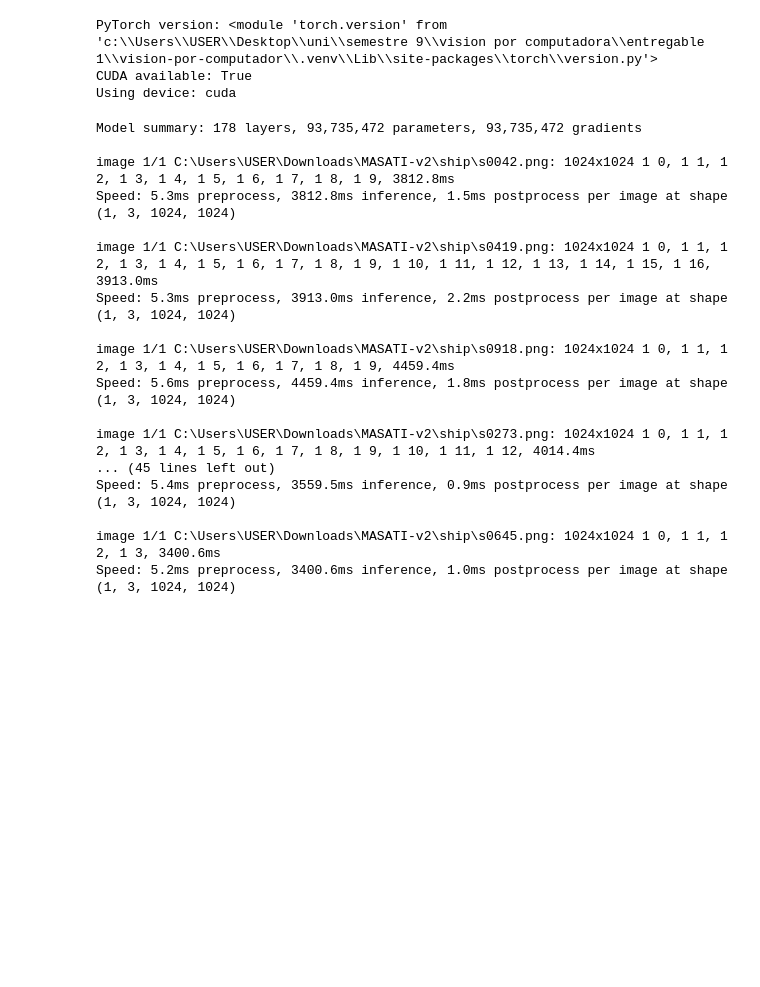
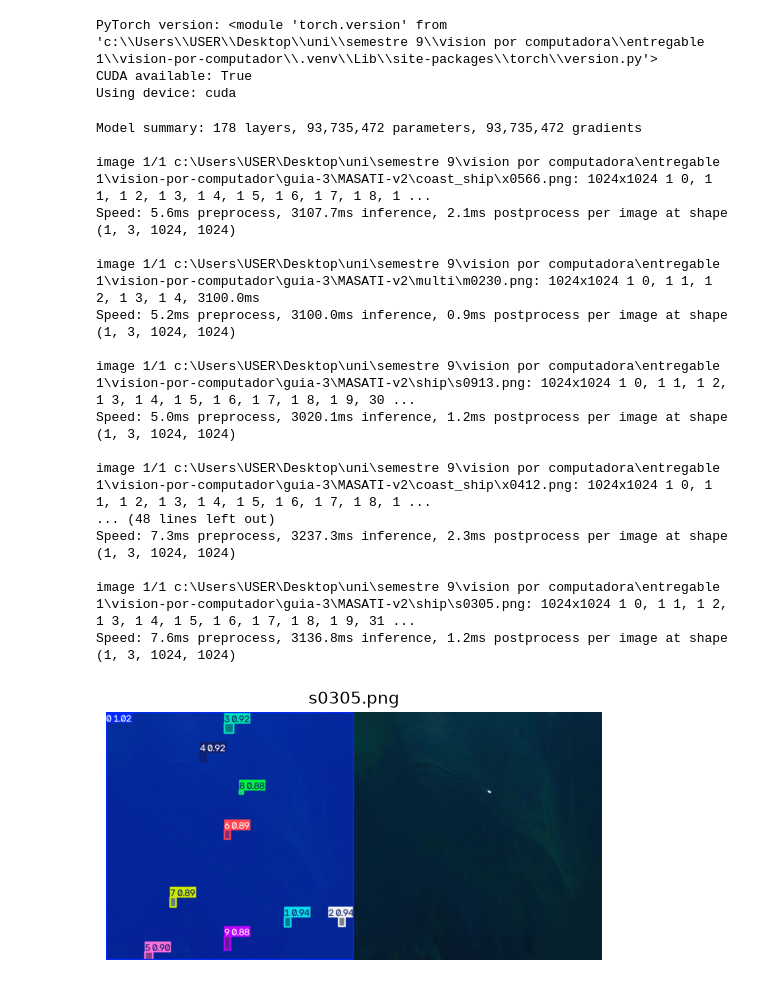
Before and after one commit to Andres2204/vision-por-computador, a Jupyter notebook: guia-3/reto-2.ipynb, the cells around one changed output. Saved outputs shown, nothing was run; the diff lists cells and outputs as text; code cells hidden in the pictures; blank space fills up the shorter version.

Commit message:
imagenes auto segmetnacion y bboxes

```diff
--- a/guia-3/reto-2.ipynb
+++ b/guia-3/reto-2.ipynb
@@ -29,43 +30,62 @@ import gc
 # %%
 model = SAM("sam_b.pt")
 model.info()
 dataset_base_path = "MASATI-v2"
-SAM_path = os.path.join("MASATI-v2", "AutoSegmentacion")
-ships_path = os.path.join("MASATI-v2", "ship")
-ships_data = os.listdir(ships_path)
+masati_content = os.listdir(dataset_base_path)
+with_labels = {}
 
-for _ in range(20):
-    image = random.choice(ships_data)
+# find folders with labels
+for folder in masati_content:
+    if folder.endswith("_labels"):
+        with_labels[folder.replace("_labels", "")] = folder
 
-    results = model(os.path.join(ships_path, image))
+images =[]
 
-    img_SAM = results[0].plot()
-    img = cv2.imread(os.path.join(ships_path, image))
+for _ in range(7):
+    for data, label in with_labels.items():
+        data_path = os.path.join(dataset_base_path, data)
+        image = random.choice(os.listdir(data_path))
 
-    img_CONCAT = cv2.hconcat([img_SAM,img])
+        images.append(os.path.join(data_path, image))
 
-    cv2.imwrite(os.path.join(SAM_path, image[:-4]+"_SAM.png"), img_CONCAT)
+        results = model(os.path.join(data_path, image))
+
+        img = results[0].plot()
+
+        cv2.imwrite(os.path.join(dataset_base_path, "AutoSegmentacion", image[:-4]+"_AUTO.png"), img)
+
+# Convertir a RGB
+img_rgb = cv2.cvtColor(img, cv2.COLOR_BGR2RGB)
+img_ori = cv2.cvtColor(cv2.imread(images[-1]), cv2.COLOR_BGR2RGB)
+img_CONCAT = cv2.hconcat([img_rgb, img_ori])
+
+# Mostrar con Matplotlib
+plt.imshow(img_CONCAT)
+plt.title(image)
+plt.axis("off")
+plt.show()
 
 gc.collect()
 torch.cuda.empty_cache()
 # %% [output]
 Model summary: 178 layers, 93,735,472 parameters, 93,735,472 gradients
 
-image 1/1 C:\Users\USER\Downloads\MASATI-v2\ship\s0042.png: 1024x1024 1 0, 1 1, 1 2, 1 3, 1 4, 1 5, 1 6, 1 7, 1 8, 1 9, 3812.8ms
-Speed: 5.3ms preprocess, 3812.8ms inference, 1.5ms postprocess per image at shape (1, 3, 1024, 1024)
+image 1/1 c:\Users\USER\Desktop\uni\semestre 9\vision por computadora\entregable 1\vision-por-computador\guia-3\MASATI-v2\coast_ship\x0566.png: 1024x1024 1 0, 1 1, 1 2, 1 3, 1 4, 1 5, 1 6, 1 7, 1 8, 1 ...
+Speed: 5.6ms preprocess, 3107.7ms inference, 2.1ms postprocess per image at shape (1, 3, 1024, 1024)
 
-image 1/1 C:\Users\USER\Downloads\MASATI-v2\ship\s0419.png: 1024x1024 1 0, 1 1, 1 2, 1 3, 1 4, 1 5, 1 6, 1 7, 1 8, 1 9, 1 10, 1 11, 1 12, 1 13, 1 14, 1 15, 1 16, 3913.0ms
-Speed: 5.3ms preprocess, 3913.0ms inference, 2.2ms postprocess per image at shape (1, 3, 1024, 1024)
+image 1/1 c:\Users\USER\Desktop\uni\semestre 9\vision por computadora\entregable 1\vision-por-computador\guia-3\MASATI-v2\multi\m0230.png: 1024x1024 1 0, 1 1, 1 2, 1 3, 1 4, 3100.0ms
+Speed: 5.2ms preprocess, 3100.0ms inference, 0.9ms postprocess per image at shape (1, 3, 1024, 1024)
 
-image 1/1 C:\Users\USER\Downloads\MASATI-v2\ship\s0918.png: 1024x1024 1 0, 1 1, 1 2, 1 3, 1 4, 1 5, 1 6, 1 7, 1 8, 1 9, 4459.4ms
-Speed: 5.6ms preprocess, 4459.4ms inference, 1.8ms postprocess per image at shape (1, 3, 1024, 1024)
+image 1/1 c:\Users\USER\Desktop\uni\semestre 9\vision por computadora\entregable 1\vision-por-computador\guia-3\MASATI-v2\ship\s0913.png: 1024x1024 1 0, 1 1, 1 2, 1 3, 1 4, 1 5, 1 6, 1 7, 1 8, 1 9, 30 ...
+Speed: 5.0ms preprocess, 3020.1ms inference, 1.2ms postprocess per image at shape (1, 3, 1024, 1024)
 
-image 1/1 C:\Users\USER\Downloads\MASATI-v2\ship\s0273.png: 1024x1024 1 0, 1 1, 1 2, 1 3, 1 4, 1 5, 1 6, 1 7, 1 8, 1 9, 1 10, 1 11, 1 12, 4014.4ms
-... (45 lines left out)
-Speed: 5.4ms preprocess, 3559.5ms inference, 0.9ms postprocess per image at shape (1, 3, 1024, 1024)
+image 1/1 c:\Users\USER\Desktop\uni\semestre 9\vision por computadora\entregable 1\vision-por-computador\guia-3\MASATI-v2\coast_ship\x0412.png: 1024x1024 1 0, 1 1, 1 2, 1 3, 1 4, 1 5, 1 6, 1 7, 1 8, 1 ...
+... (48 lines left out)
+Speed: 7.3ms preprocess, 3237.3ms inference, 2.3ms postprocess per image at shape (1, 3, 1024, 1024)
 
-image 1/1 C:\Users\USER\Downloads\MASATI-v2\ship\s0645.png: 1024x1024 1 0, 1 1, 1 2, 1 3, 3400.6ms
-Speed: 5.2ms preprocess, 3400.6ms inference, 1.0ms postprocess per image at shape (1, 3, 1024, 1024)
+image 1/1 c:\Users\USER\Desktop\uni\semestre 9\vision por computadora\entregable 1\vision-por-computador\guia-3\MASATI-v2\ship\s0305.png: 1024x1024 1 0, 1 1, 1 2, 1 3, 1 4, 1 5, 1 6, 1 7, 1 8, 1 9, 31 ...
+Speed: 7.6ms preprocess, 3136.8ms inference, 1.2ms postprocess per image at shape (1, 3, 1024, 1024)
+[figure, added]
 # %%
 def save_voc_xml(results, image_path, xml_path, class_name="ship"):
     h, w = results.orig_shape            # (alto, ancho) de la imagen original
```
Also changed, not shown: parts of 4 cells of this notebook, 2 other files.
